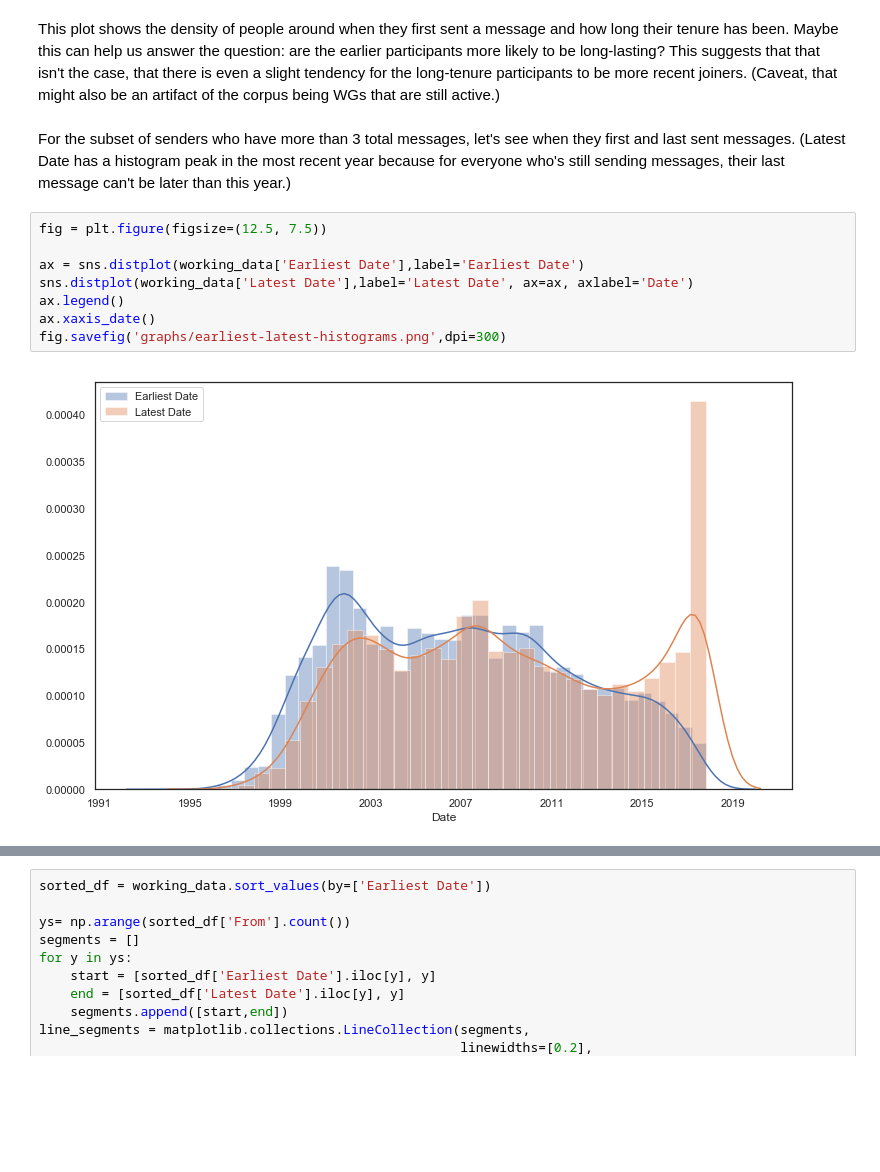
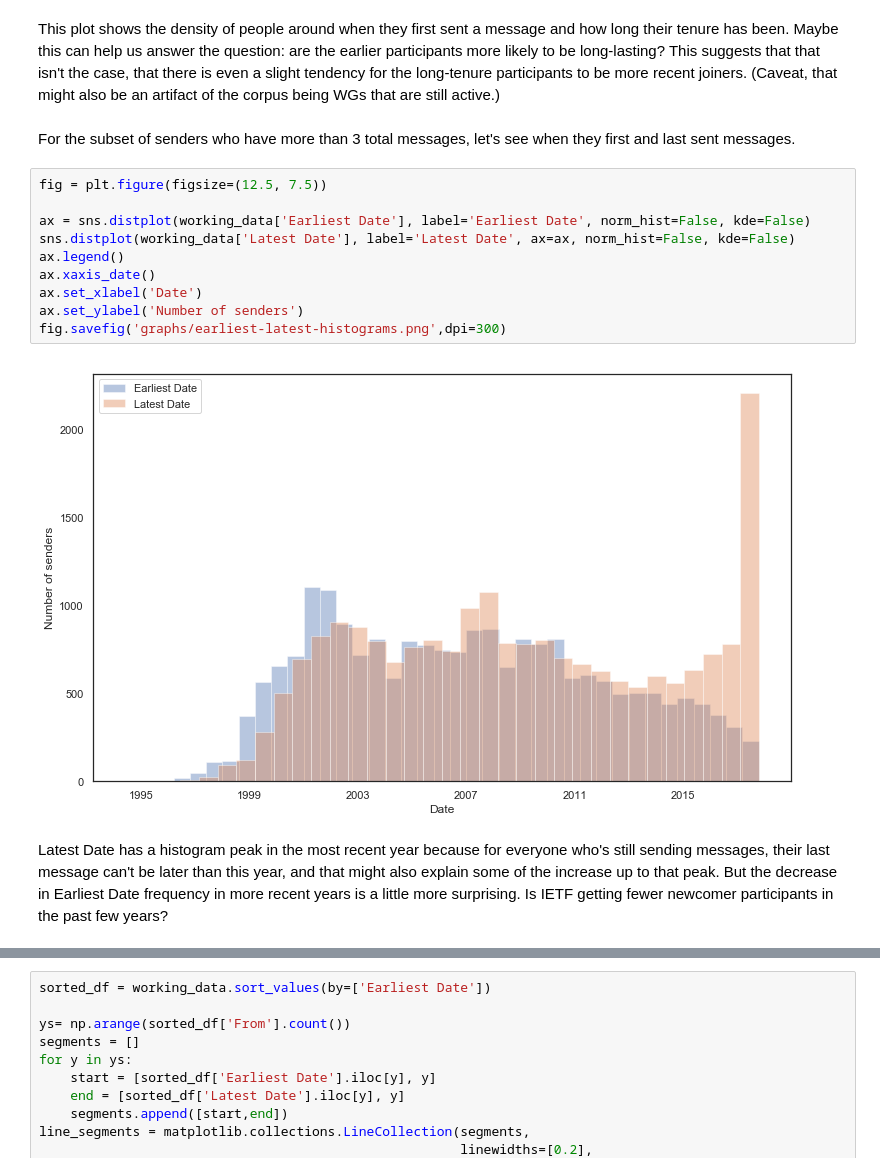
Before and after one commit to npdoty/bigbang, a Jupyter notebook: ietf-participation/ietf_wgs_tenure.ipynb, the cells around one changed output, grey strips where cells are left out. Saved outputs shown, nothing was run; the diff lists cells and outputs as text; blank space fills up the shorter version.

Commit message:
expanded notebook to include graphs and analysis of total messages sent as related to tenure
clarifications and improved rendering of dates in tables

```diff
--- a/ietf-participation/ietf_wgs_tenure.ipynb
+++ b/ietf-participation/ietf_wgs_tenure.ipynb
@@ -129,14 +144,18 @@ fig.savefig('graphs/tenure-density-plot.png',dpi=300)
 # %% [markdown]
 This plot shows the density of people around when they first sent a message and how long their tenure has been. Maybe this can help us answer the question: are the earlier participants more likely to be long-lasting? This suggests that that isn't the case, that there is even a slight tendency for the long-tenure participants to be more recent joiners. (Caveat, that might also be an artifact of the corpus being WGs that are still active.)
 # %% [markdown]
-For the subset of senders who have more than 3 total messages, let's see when they first and last sent messages. (Latest Date has a histogram peak in the most recent year because for everyone who's still sending messages, their last message can't be later than this year.)
+For the subset of senders who have more than 3 total messages, let's see when they first and last sent messages.
 # %%
 fig = plt.figure(figsize=(12.5, 7.5))
 
-ax = sns.distplot(working_data['Earliest Date'],label='Earliest Date')
-sns.distplot(working_data['Latest Date'],label='Latest Date', ax=ax, axlabel='Date')
+ax = sns.distplot(working_data['Earliest Date'], label='Earliest Date', norm_hist=False, kde=False)
+sns.distplot(working_data['Latest Date'], label='Latest Date', ax=ax, norm_hist=False, kde=False)
 ax.legend()
 ax.xaxis_date()
+ax.set_xlabel('Date')
+ax.set_ylabel('Number of senders')
 fig.savefig('graphs/earliest-latest-histograms.png',dpi=300)
 # %% [output]
-[figure, old version]
+[figure, new version]
+# %% [markdown]
+Latest Date has a histogram peak in the most recent year because for everyone who's still sending messages, their last message can't be later than this year, and that might also explain some of the increase up to that peak. But the decrease in Earliest Date frequency in more recent years is a little more surprising. Is IETF getting fewer newcomer participants in the past few years?
```
Also changed, not shown: parts of 29 cells of this notebook, 1 other file.
